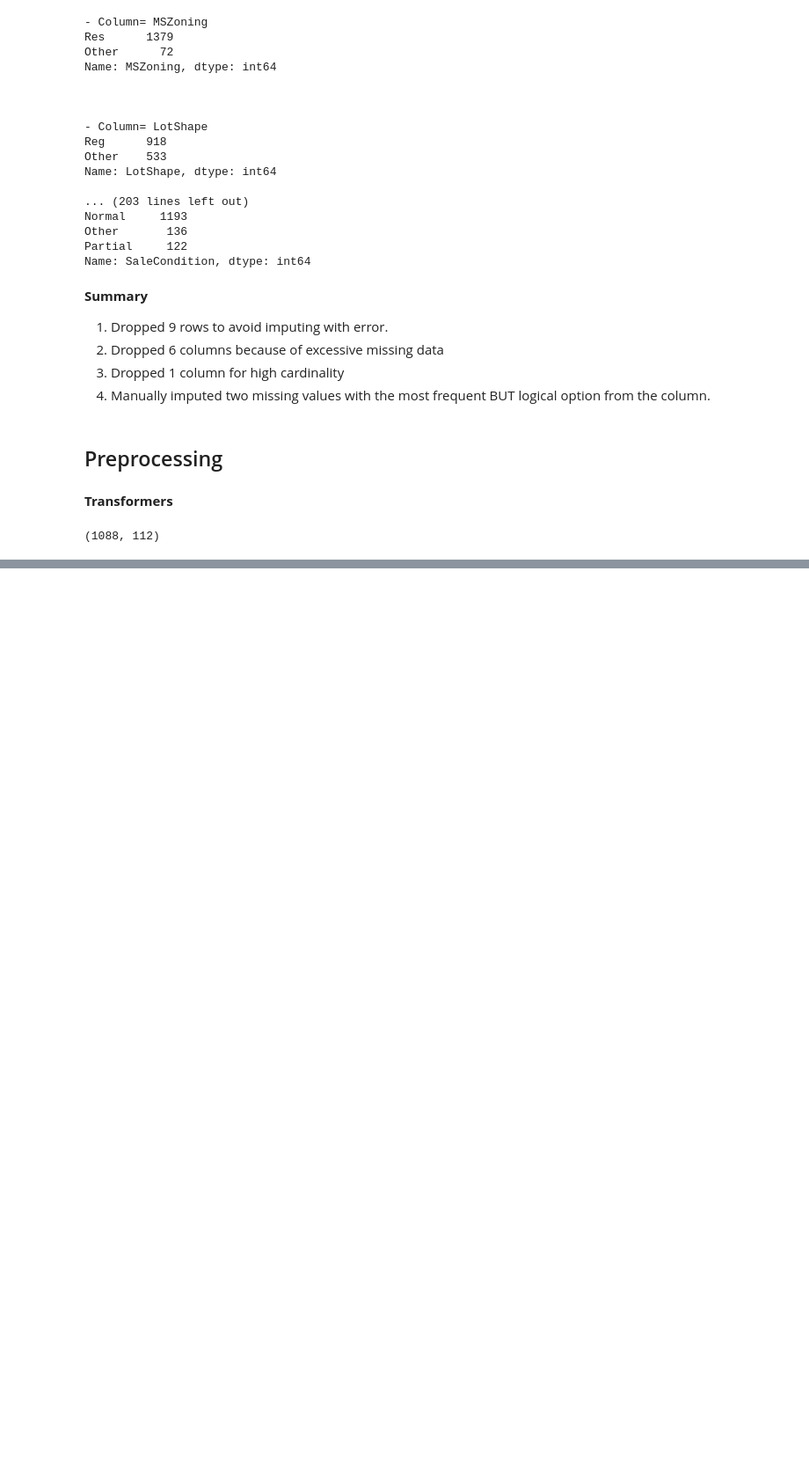
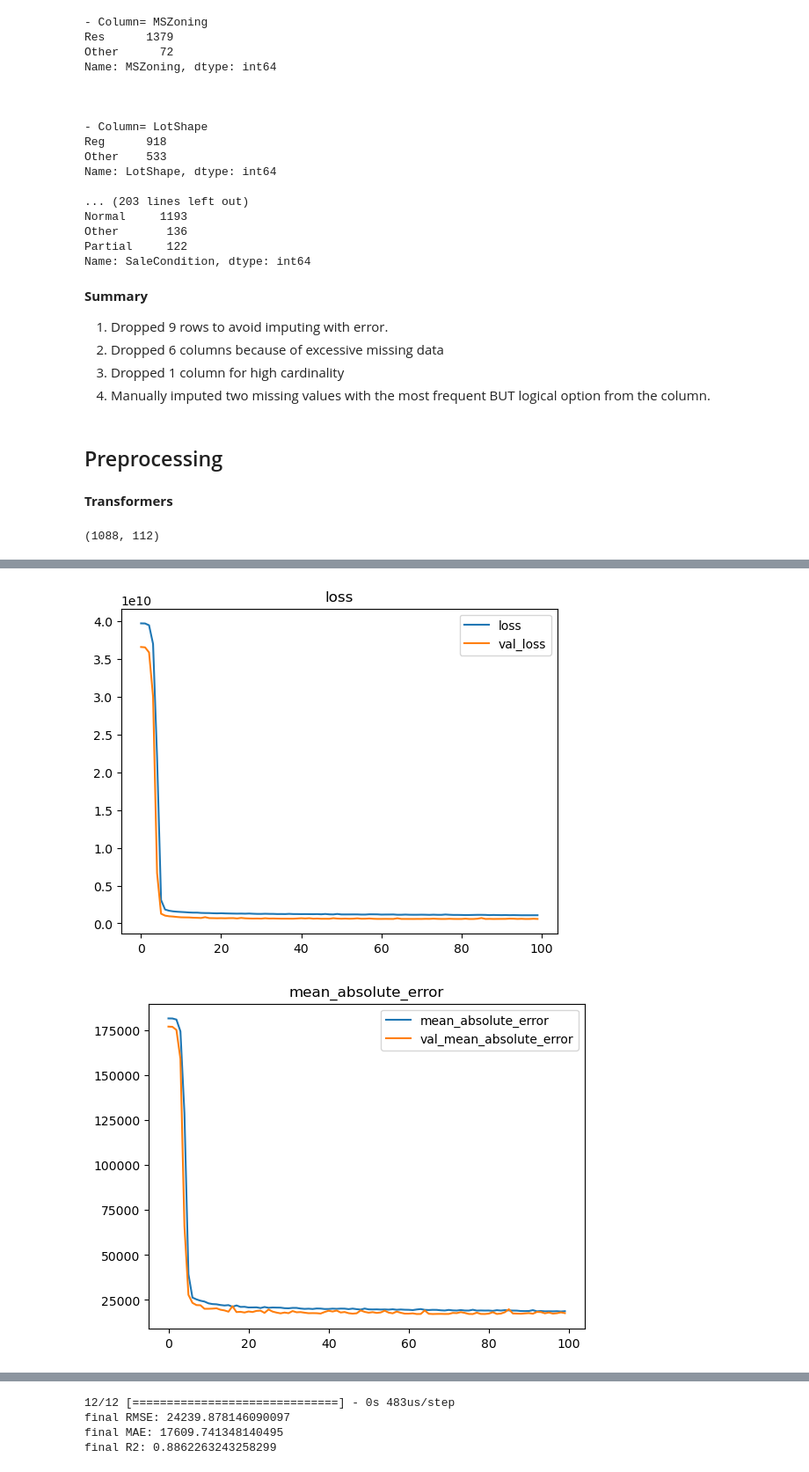
Before and after one commit to AshleyHeinrich/Neural_Network_Core, a Jupyter notebook: Neural_Networks_Core.ipynb, the cells around one changed output, grey strips where cells are left out. Shown at 88% size. Saved outputs shown, nothing was run; the diff lists cells and outputs as text; code cells hidden in the pictures; blank space fills up the shorter version.

```diff
--- a/Neural_Networks_Core.ipynb
+++ b/Neural_Networks_Core.ipynb
@@ -1280,19 +1349,26 @@ plot_history(history)
 # %%
-model = Sequential()
+model3 = Sequential()
 
 # First hidden layer
+model3.add(Dense(35, input_dim = input_dim, activation = 'relu'))
 
-model.add(Dense(??, input_dim = input_dim, activation = 'relu'))
-model.add(Dense(??, activation = 'relu'))
+model3.add(Dense(30, activation = 'relu'))
+model3.add(Dense(25, activation = 'relu'))
+model3.add(Dense(20, activation = 'relu'))
+model3.add(Dense(15, activation = 'relu'))
+model3.add(Dense(10, activation = 'relu'))
+model3.add(Dense(5, activation = 'relu'))
 
 # Output
+model3.add(Dense(1, activation = 'linear'))
+model3.compile(loss='mse',
+                  optimizer='adam',
+                  metrics=[metrics.MeanAbsoluteError(),
+                           metrics.RootMeanSquaredError()])
 
-model.add(Dense(1, activation = 'linear'))
-model.compile(loss = 'mse', optimizer = 'adam')
+# history
 
-# History
-
-history = model.fit(X_train_processed, y_train,
+history3 = model3.fit(X_train_processed, y_train,
                    validation_data = (X_test_processed, y_test),
                    epochs = 100)
 # %% [output]
@@ -1300,2 +1392,5 @@ SyntaxError: invalid syntax (934040296.py, line 5)
 # %%
-plot_history(history)
+plot_history(history3)
+# %% [output]
+[figure, added]
+[figure, added]
@@ -1301,0 +1398,11 @@ plot_history(history)
+# %%
+y_pred3 = model3.predict(X_test_processed)
+
+print(f'final RMSE: {np.sqrt(mean_squared_error(y_test, y_pred3))}')
+print(f'final MAE: {mean_absolute_error(y_test, y_pred3)}')
+print(f'final R2: {r2_score(y_test, y_pred3)}')
+# %% [output]
+12/12 [==============================] - 0s 483us/step
+final RMSE: 24239.878146090097
+final MAE: 17609.741348140495
+final R2: 0.8862263243258299
```
Also changed, not shown: parts of 14 cells of this notebook.
